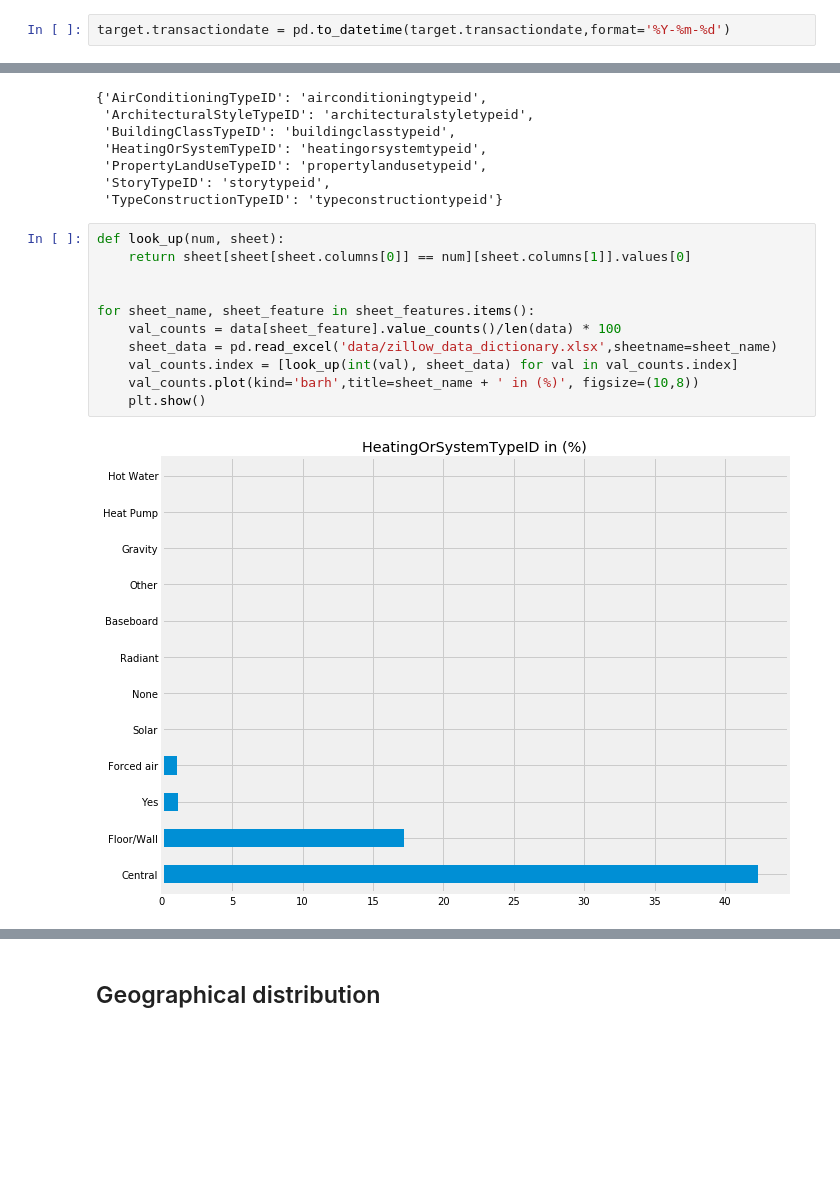
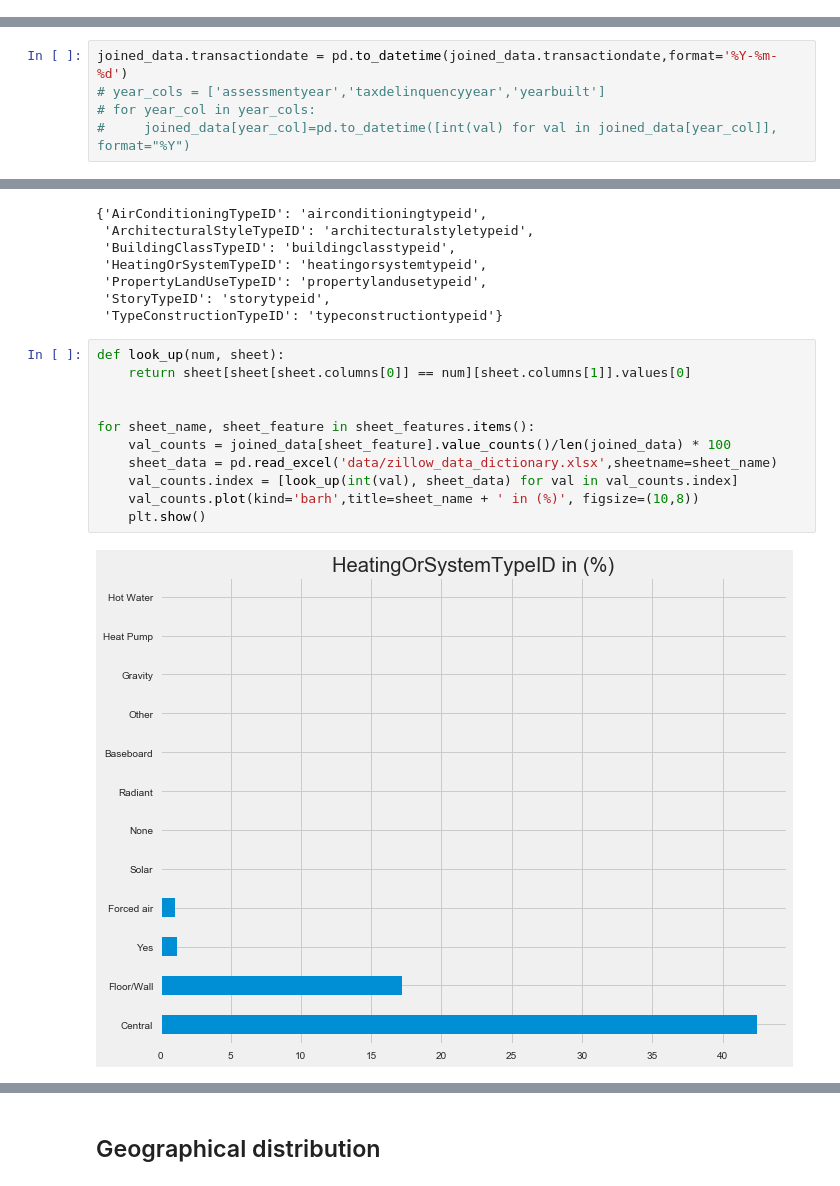
Before and after one commit to eschoenbrun/Zillow_Kaggle, a Jupyter notebook: exploratory_data_analysis.ipynb, the cells around one changed output, grey strips where cells are left out. Saved outputs shown, nothing was run; the diff lists cells and outputs as text; blank space fills up the shorter version.

```diff
--- a/exploratory_data_analysis.ipynb
+++ b/exploratory_data_analysis.ipynb
@@ -60,5 +66,3 @@ target.head()
 | 2 | 12098116 | -0.0040 | 2016-01-01 |
 | 3 | 12643413 | 0.0218 | 2016-01-02 |
 | 4 | 14432541 | -0.0050 | 2016-01-02 |
-# %%
-target.transactiondate = pd.to_datetime(target.transactiondate,format='%Y-%m-%d')
@@ -76,2 +69,7 @@ memory usage: 2.1 MB
 # %%
 joined_data = pd.merge(target,df,on="parcelid",how="left")
+# %%
+joined_data.transactiondate = pd.to_datetime(joined_data.transactiondate,format='%Y-%m-%d')
+# year_cols = ['assessmentyear','taxdelinquencyyear','yearbuilt']
+# for year_col in year_cols:
+#     joined_data[year_col]=pd.to_datetime([int(val) for val in joined_data[year_col]], format="%Y")
@@ -189,13 +196,13 @@ sheet_features
 # %%
 def look_up(num, sheet):
     return sheet[sheet[sheet.columns[0]] == num][sheet.columns[1]].values[0]
 
 
 for sheet_name, sheet_feature in sheet_features.items():
-    val_counts = data[sheet_feature].value_counts()/len(data) * 100
+    val_counts = joined_data[sheet_feature].value_counts()/len(joined_data) * 100
     sheet_data = pd.read_excel('data/zillow_data_dictionary.xlsx',sheetname=sheet_name)
     val_counts.index = [look_up(int(val), sheet_data) for val in val_counts.index]
     val_counts.plot(kind='barh',title=sheet_name + ' in (%)', figsize=(10,8))
     plt.show()
 # %% [output]
-[figure, old version]
+[figure, new version]
```
Also changed, not shown: parts of 24 cells of this notebook, 2 other files.
